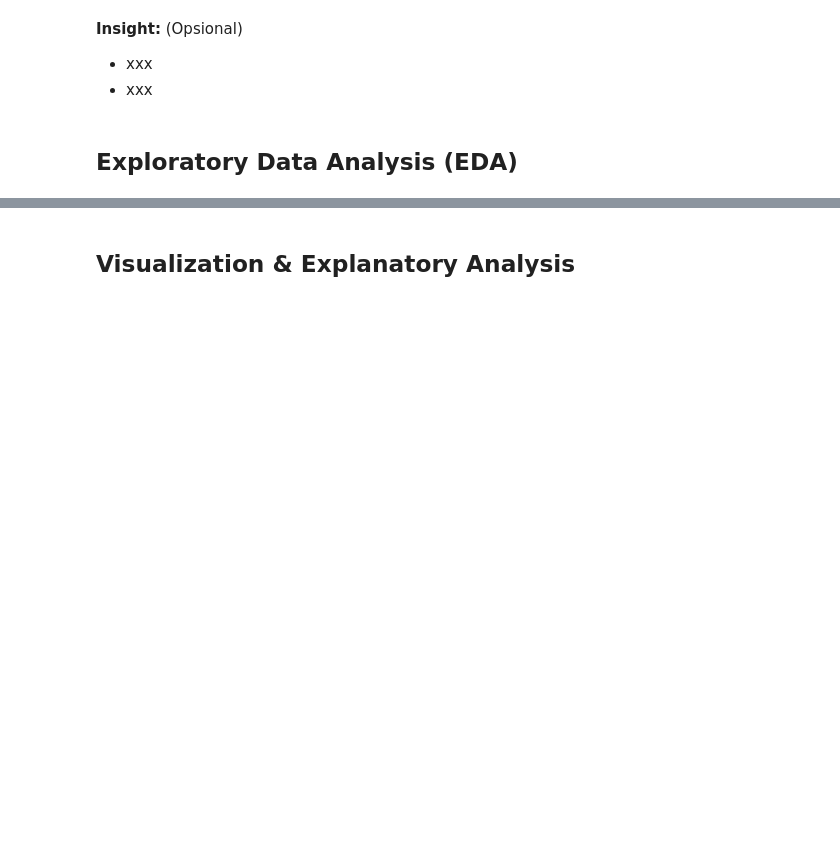
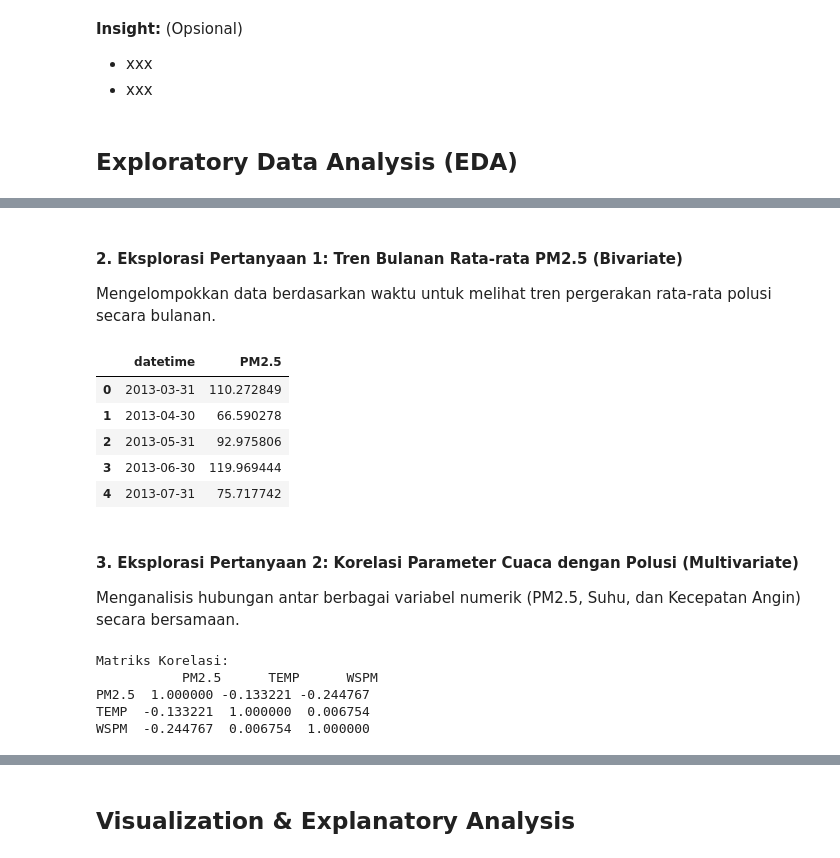
Before and after one commit to rachmadnanda/SubmissionDataAnalysisDicoding, a Jupyter notebook: notebook.ipynb, the cells around one changed output, grey strips where cells are left out. Cells and saved outputs as stored; diff of their text form; code cells hidden in the pictures; blank space fills up the shorter version.

```diff
--- a/notebook.ipynb
+++ b/notebook.ipynb
@@ -178,0 +197,27 @@ WSPM  -0.244767  0.006754  1.000000
+# %% [markdown]
+#### 2. Eksplorasi Pertanyaan 1: Tren Bulanan Rata-rata PM2.5 (Bivariate)
+Mengelompokkan data berdasarkan waktu untuk melihat tren pergerakan rata-rata polusi secara bulanan.
+# %%
+# Melakukan resample data berdasarkan bulan
+# Catatan: Menggunakan 'ME' (Month End) untuk menghindari FutureWarning pada Pandas versi terbaru
+df_monthly = df_wanliu.resample('ME', on='datetime')['PM2.5'].mean().reset_index()
+display(df_monthly.head())
+# %% [output]
+|  | datetime | PM2.5 |
+| 0 | 2013-03-31 | 110.272849 |
+| 1 | 2013-04-30 | 66.590278 |
+| 2 | 2013-05-31 | 92.975806 |
+| 3 | 2013-06-30 | 119.969444 |
+| 4 | 2013-07-31 | 75.717742 |
+# %% [markdown]
+#### 3. Eksplorasi Pertanyaan 2: Korelasi Parameter Cuaca dengan Polusi (Multivariate)
+Menganalisis hubungan antar berbagai variabel numerik (PM2.5, Suhu, dan Kecepatan Angin) secara bersamaan.
+# %%
+correlation_matrix = df_wanliu[['PM2.5', 'TEMP', 'WSPM']].corr()
+print("Matriks Korelasi:\n", correlation_matrix)
+# %% [output]
+Matriks Korelasi:
+           PM2.5      TEMP      WSPM
+PM2.5  1.000000 -0.133221 -0.244767
+TEMP  -0.133221  1.000000  0.006754
+WSPM  -0.244767  0.006754  1.000000
```
Also changed, not shown: parts of 13 cells of this notebook, 1 other file.
